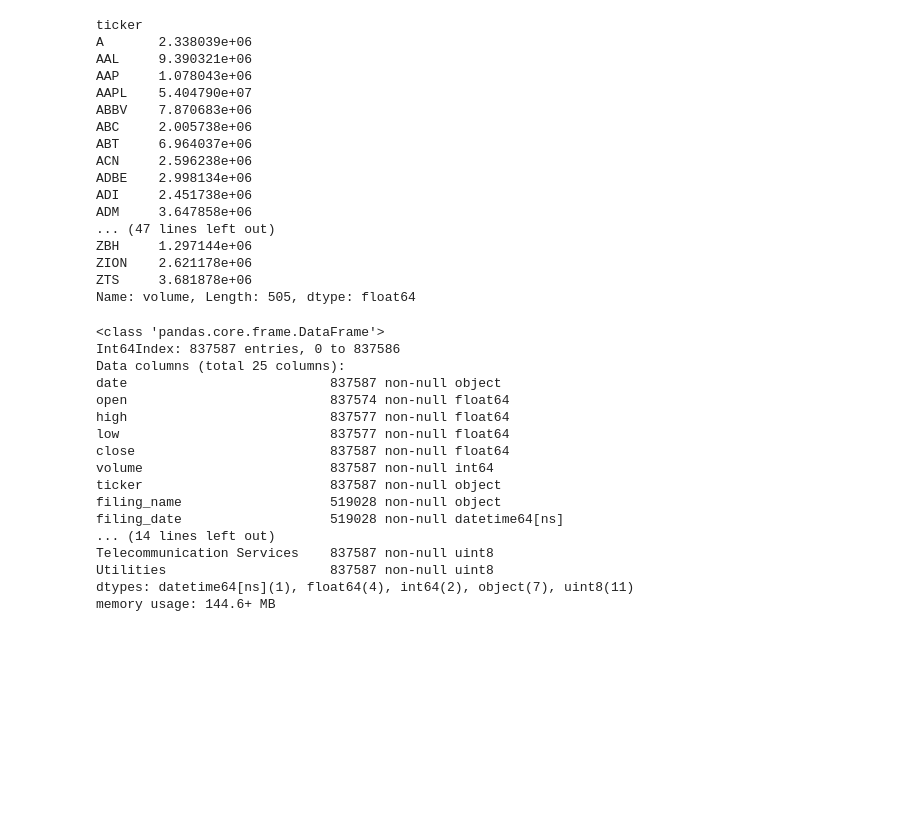
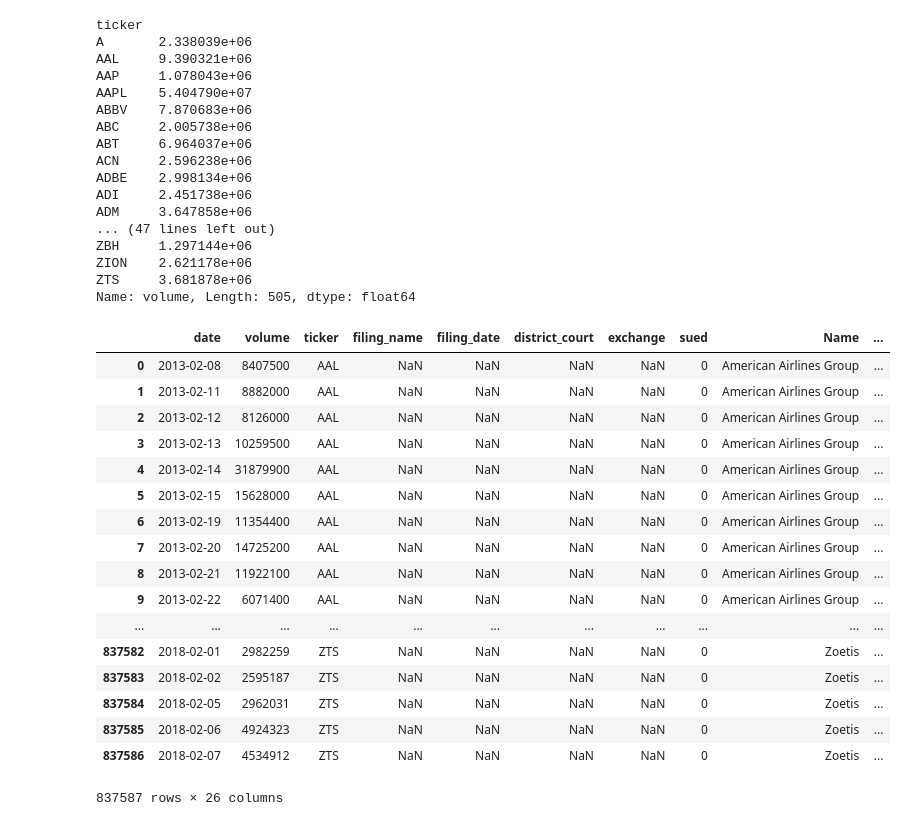
Before and after one commit to jkapl/securities-fraud-predict, a Jupyter notebook: stock-fraud-predict.ipynb, the cells around one changed output. Saved outputs shown, nothing was run; the diff lists cells and outputs as text; code cells hidden in the pictures; blank space fills up the shorter version.

```diff
--- a/stock-fraud-predict.ipynb
+++ b/stock-fraud-predict.ipynb
@@ -614,23 +594,3 @@ ZBH     1.297144e+06
 ZION    2.621178e+06
 ZTS     3.681878e+06
 Name: volume, Length: 505, dtype: float64
-# %%
-df_final.info()
-# %% [output]
-<class 'pandas.core.frame.DataFrame'>
-Int64Index: 837587 entries, 0 to 837586
-Data columns (total 25 columns):
-date                          837587 non-null object
-open                          837574 non-null float64
-high                          837577 non-null float64
-low                           837577 non-null float64
-close                         837587 non-null float64
-volume                        837587 non-null int64
-ticker                        837587 non-null object
-filing_name                   519028 non-null object
-filing_date                   519028 non-null datetime64[ns]
-... (14 lines left out)
-Telecommunication Services    837587 non-null uint8
-Utilities                     837587 non-null uint8
-dtypes: datetime64[ns](1), float64(4), int64(2), object(7), uint8(11)
-memory usage: 144.6+ MB
@@ -636,0 +599,21 @@ memory usage: 144.6+ MB
+# %%
+df_final2.reset_index(drop=True)
+# %% [output]
+|  | date | volume | ticker | filing_name | filing_date | district_court | exchange | sued | Name | ... |
+| 0 | 2013-02-08 | 8407500 | AAL | NaN | NaN | NaN | NaN | 0 | American Airlines Group | ... |
+| 1 | 2013-02-11 | 8882000 | AAL | NaN | NaN | NaN | NaN | 0 | American Airlines Group | ... |
+| 2 | 2013-02-12 | 8126000 | AAL | NaN | NaN | NaN | NaN | 0 | American Airlines Group | ... |
+| 3 | 2013-02-13 | 10259500 | AAL | NaN | NaN | NaN | NaN | 0 | American Airlines Group | ... |
+| 4 | 2013-02-14 | 31879900 | AAL | NaN | NaN | NaN | NaN | 0 | American Airlines Group | ... |
+| 5 | 2013-02-15 | 15628000 | AAL | NaN | NaN | NaN | NaN | 0 | American Airlines Group | ... |
+| 6 | 2013-02-19 | 11354400 | AAL | NaN | NaN | NaN | NaN | 0 | American Airlines Group | ... |
+| 7 | 2013-02-20 | 14725200 | AAL | NaN | NaN | NaN | NaN | 0 | American Airlines Group | ... |
+| 8 | 2013-02-21 | 11922100 | AAL | NaN | NaN | NaN | NaN | 0 | American Airlines Group | ... |
+| 9 | 2013-02-22 | 6071400 | AAL | NaN | NaN | NaN | NaN | 0 | American Airlines Group | ... |
+| ... | ... | ... | ... | ... | ... | ... | ... | ... | ... | ... |
+| 837582 | 2018-02-01 | 2982259 | ZTS | NaN | NaN | NaN | NaN | 0 | Zoetis | ... |
+| 837583 | 2018-02-02 | 2595187 | ZTS | NaN | NaN | NaN | NaN | 0 | Zoetis | ... |
+| 837584 | 2018-02-05 | 2962031 | ZTS | NaN | NaN | NaN | NaN | 0 | Zoetis | ... |
+| 837585 | 2018-02-06 | 4924323 | ZTS | NaN | NaN | NaN | NaN | 0 | Zoetis | ... |
+| 837586 | 2018-02-07 | 4534912 | ZTS | NaN | NaN | NaN | NaN | 0 | Zoetis | ... |
+837587 rows × 26 columns
```
Also changed, not shown: parts of 32 cells of this notebook.
